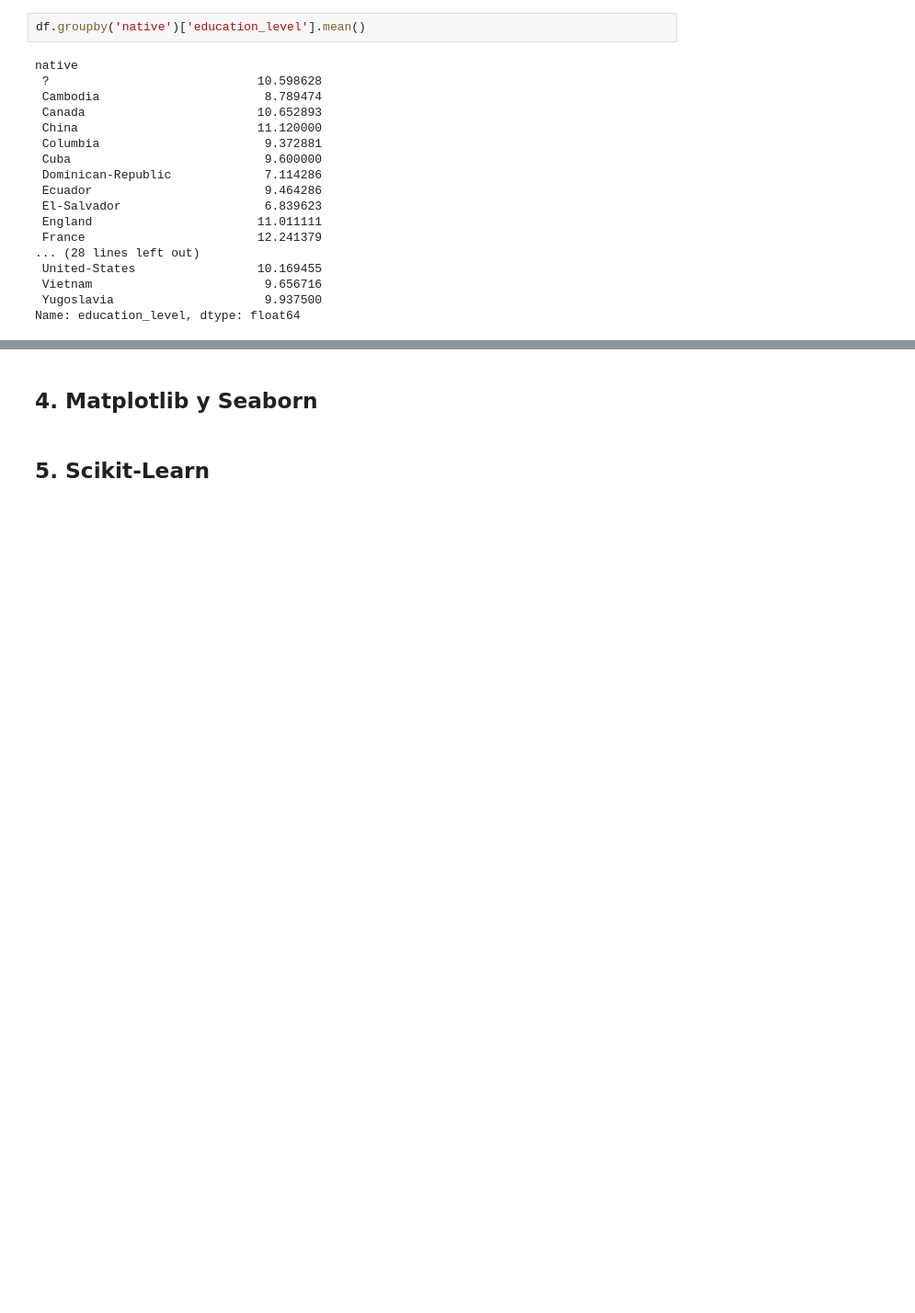
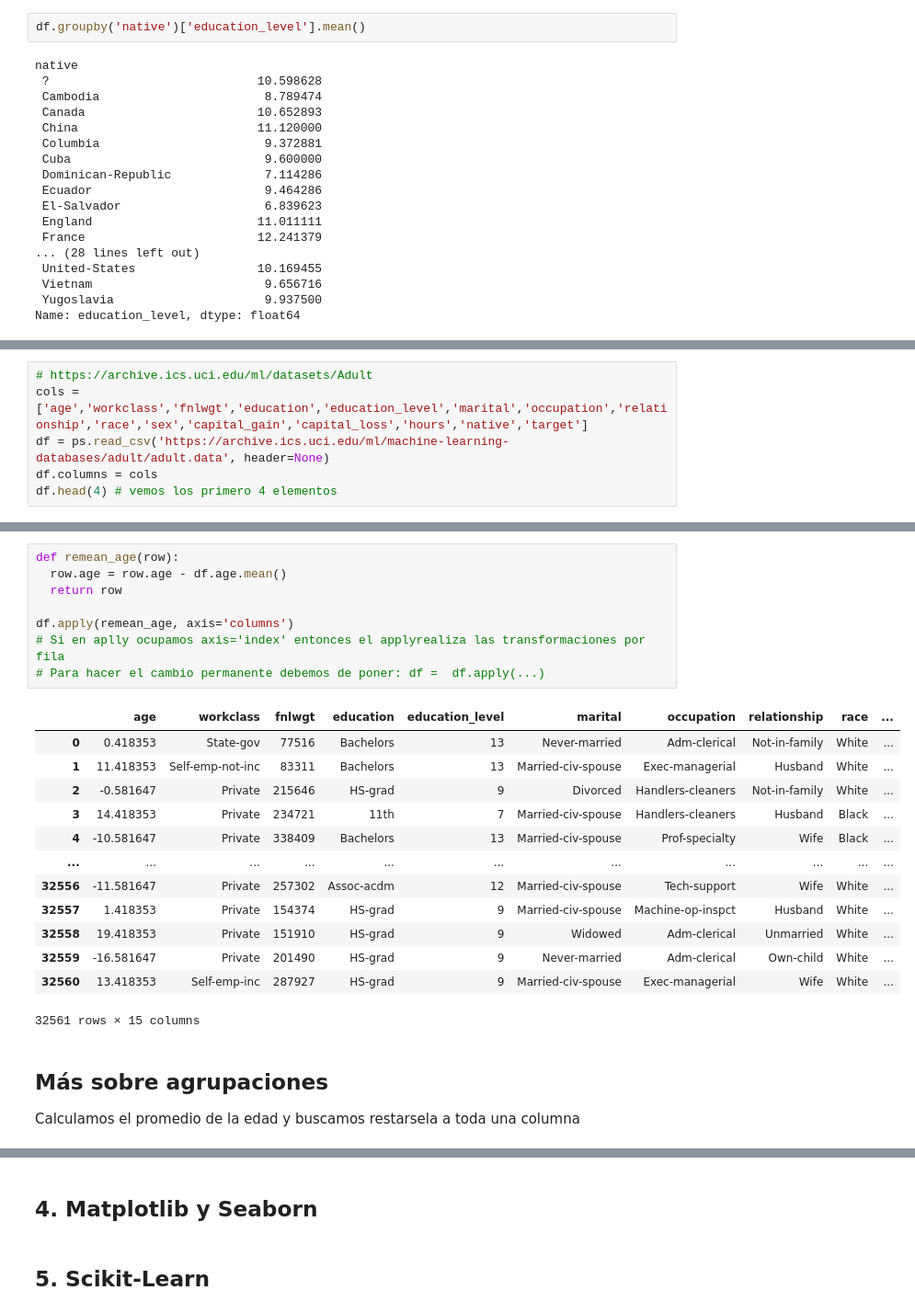
Before and after one commit to Jose-MPM/Notes, a Jupyter notebook: Courses/My_Python_Notes.ipynb, the cells around one changed output, grey strips where cells are left out. Shown at 92% size. Cells and saved outputs as stored; diff of their text form; blank space fills up the shorter version.

```diff
--- a/Courses/My_Python_Notes.ipynb
+++ b/Courses/My_Python_Notes.ipynb
@@ -391,0 +511,6 @@ Name: education_level, dtype: float64
+# %%
+# https://archive.ics.uci.edu/ml/datasets/Adult
+cols = ['age','workclass','fnlwgt','education','education_level','marital','occupation','relationship','race','sex','capital_gain','capital_loss','hours','native','target']
+df = ps.read_csv('https://archive.ics.uci.edu/ml/machine-learning-databases/adult/adult.data', header=None)
+df.columns = cols
+df.head(4) # vemos los primero 4 elementos
@@ -391,0 +523,26 @@ Name: education_level, dtype: float64
+# %%
+def remean_age(row):
+  row.age = row.age - df.age.mean()
+  return row
+
+df.apply(remean_age, axis='columns')
+# Si en aplly ocupamos axis='index' entonces el applyrealiza las transformaciones por fila
+# Para hacer el cambio permanente debemos de poner: df =  df.apply(...)
+# %% [output]
+|  | age | workclass | fnlwgt | education | education_level | marital | occupation | relationship | race | ... |
+| 0 | 0.418353 | State-gov | 77516 | Bachelors | 13 | Never-married | Adm-clerical | Not-in-family | White | ... |
+| 1 | 11.418353 | Self-emp-not-inc | 83311 | Bachelors | 13 | Married-civ-spouse | Exec-managerial | Husband | White | ... |
+| 2 | -0.581647 | Private | 215646 | HS-grad | 9 | Divorced | Handlers-cleaners | Not-in-family | White | ... |
+| 3 | 14.418353 | Private | 234721 | 11th | 7 | Married-civ-spouse | Handlers-cleaners | Husband | Black | ... |
+| 4 | -10.581647 | Private | 338409 | Bachelors | 13 | Married-civ-spouse | Prof-specialty | Wife | Black | ... |
+| ... | ... | ... | ... | ... | ... | ... | ... | ... | ... | ... |
+| 32556 | -11.581647 | Private | 257302 | Assoc-acdm | 12 | Married-civ-spouse | Tech-support | Wife | White | ... |
+| 32557 | 1.418353 | Private | 154374 | HS-grad | 9 | Married-civ-spouse | Machine-op-inspct | Husband | White | ... |
+| 32558 | 19.418353 | Private | 151910 | HS-grad | 9 | Widowed | Adm-clerical | Unmarried | White | ... |
+| 32559 | -16.581647 | Private | 201490 | HS-grad | 9 | Never-married | Adm-clerical | Own-child | White | ... |
+| 32560 | 13.418353 | Self-emp-inc | 287927 | HS-grad | 9 | Married-civ-spouse | Exec-managerial | Wife | White | ... |
+32561 rows × 15 columns
+# %% [markdown]
+## Más sobre agrupaciones
+
+Calculamos el promedio de la edad y buscamos restarsela a toda una columna
```
Also changed, not shown: parts of 28 cells of this notebook.
